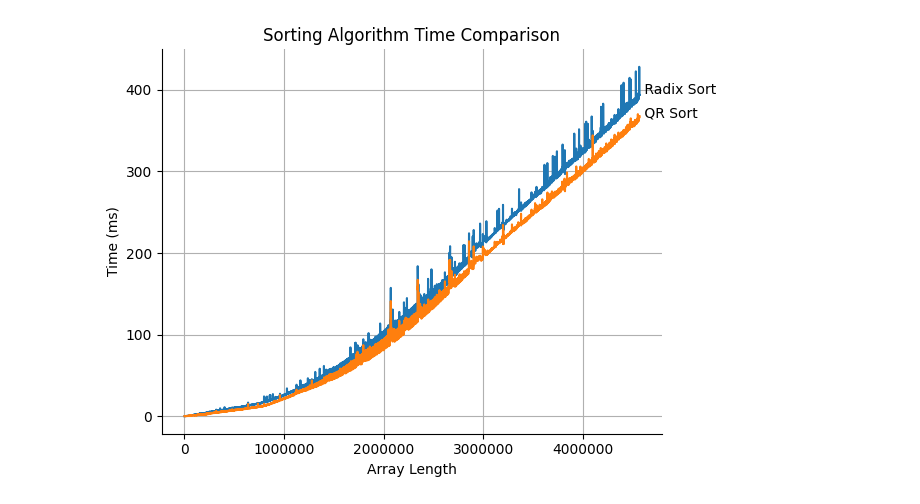
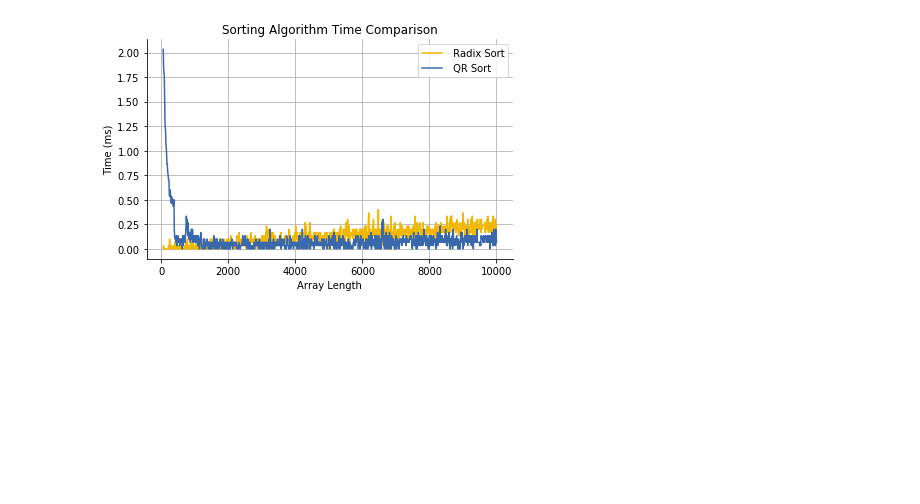
Before and after one commit to randytbushman/SortTester_C, a Jupyter notebook: figure_generator.ipynb, the cells around one changed output. Cells and saved outputs as stored; diff of their text form; code cells hidden in the pictures; blank space fills up the shorter version.

```diff
--- a/figure_generator.ipynb
+++ b/figure_generator.ipynb
@@ -5,6 +5,8 @@ import os
 from cycler import cycler
 mpl.rcParams['axes.spines.top'] = False
 mpl.rcParams['axes.spines.right'] = False
+
+cud_colors = ['#F2B701', '#3969AC', '#E73F74', '#7F3C8D', '#11A579']
 # %%
 with open("test1-50000.csv", 'r') as f:
     lines = f.readlines()
@@ -19,14 +21,10 @@ with open("test1-50000.csv", 'r') as f:
     x_arr = sort_col_list[0]
 
 for i in range(1, len(headers)):
-    plt.plot(x_arr, sort_col_list[i], label=headers[i])
+    plt.plot(x_arr, sort_col_list[i], label=headers[i], color=cud_colors[i-1])
 
-plt.text(x_arr[-1], sort_col_list[1][-2], headers[1])
-plt.text(x_arr[-1], sort_col_list[2][-2], headers[2])
-plt.text(x_arr[-1], sort_col_list[3][-2] - 1.5, headers[3])  # Counting Sort
-plt.text(x_arr[-1], sort_col_list[4][-2] + 1, headers[4])  # Radix Sort
-plt.text(x_arr[-1], sort_col_list[5][-1] - 0.5, headers[5])  # QR Sort
 
+plt.legend()
 plt.ticklabel_format(style='plain')
 plt.title("Sorting Algorithm Time Comparison")
 plt.xlabel("Array Length")
@@ -36,6 +34,6 @@ plt.rcParams['savefig.dpi'] = 600
 mpl.rcParams['axes.spines.top'] = False
 mpl.rcParams['axes.spines.right'] = False
 plt.tight_layout()
-plt.savefig("figure_1.png")
+plt.savefig("figure_5.png")
 plt.show()
 # %% [output]
@@ -43,5 +41,5 @@ plt.show()
 # %%
-with open("test2-500000.csv", 'r') as f:
+with open("test3-5000000.csv", 'r') as f:
     lines = f.readlines()
     headers = lines[0].strip().split(",")
     sort_col_list = [[] for i in range(len(headers))]
@@ -54,14 +52,10 @@ with open("test2-500000.csv", 'r') as f:
     x_arr = sort_col_list[0]
 
 for i in range(1, len(headers)):
-    plt.plot(x_arr, sort_col_list[i], label=headers[i])
+    plt.plot(x_arr, sort_col_list[i], label=headers[i], color=cud_colors[i-1])
 
-plt.text(x_arr[-1], sort_col_list[1][-2], headers[1])
-plt.text(x_arr[-1], sort_col_list[2][-2], headers[2])
-plt.text(x_arr[-1], sort_col_list[3][-2] - 2.5, headers[3])  # Counting Sort
-plt.text(x_arr[-1], sort_col_list[4][-2] + 1, headers[4])    # Radix Sort
-plt.text(x_arr[-1], sort_col_list[5][-1], headers[5])        # QR Sort
 
+plt.legend()
 plt.ticklabel_format(style='plain')
 plt.title("Sorting Algorithm Time Comparison")
 plt.xlabel("Array Length")
@@ -71,6 +65,6 @@ plt.rcParams['savefig.dpi'] = 600
 mpl.rcParams['axes.spines.top'] = False
 mpl.rcParams['axes.spines.right'] = False
 plt.tight_layout()
-plt.savefig("figure_2.png")
+plt.savefig("figure_6.png")
 plt.show()
 # %% [output]
@@ -78,35 +72,31 @@ plt.show()
 # %%
-with open("test4-50000000.csv", 'r') as f:
+with open("test7-op-100000000.csv", 'r') as f:
     lines = f.readlines()
     headers = lines[0].strip().split(",")
     sort_col_list = [[] for i in range(len(headers))]
 
     for row in range(1, len(lines)):
         line = lines[row].strip().split(",")
         for col in range(len(line)):
             sort_col_list[col].append(float(line[col]))
 
     x_arr = sort_col_list[0]
 
 for i in range(1, len(headers)):
-    plt.plot(x_arr, sort_col_list[i], label=headers[i])
+    plt.plot(x_arr[5:], sort_col_list[i][5:], label=headers[i], color=cud_colors[i-1])
 
-plt.text(x_arr[-1], sort_col_list[1][-2] + .15, headers[1])
-plt.text(x_arr[-1], sort_col_list[2][-2] - .35, headers[2])
-#plt.text(x_arr[-1], sort_col_list[3][-2]+.3, headers[3][8:])
-# plt.text(x_arr[-1] + 10000, sort_col_list[4][-2] -1.5, "Power 2 - Min\nValue Zero")
-# plt.text(x_arr[-1], sort_col_list[5][-1], headers[5])
 
+plt.legend()
 plt.ticklabel_format(style='plain')
 plt.title("Sorting Algorithm Time Comparison")
 plt.xlabel("Array Length")
 plt.ylabel("Time (ms)")
 plt.grid()
 plt.rcParams['savefig.dpi'] = 600
 mpl.rcParams['axes.spines.top'] = False
 mpl.rcParams['axes.spines.right'] = False
 plt.tight_layout()
-plt.savefig("figure_4.png")
+plt.savefig("figure_7.png")
 plt.show()
 # %% [output]
-[figure, old version]
+[figure, new version]
```
Also changed, not shown: parts of 3 cells of this notebook, 6 other files.
